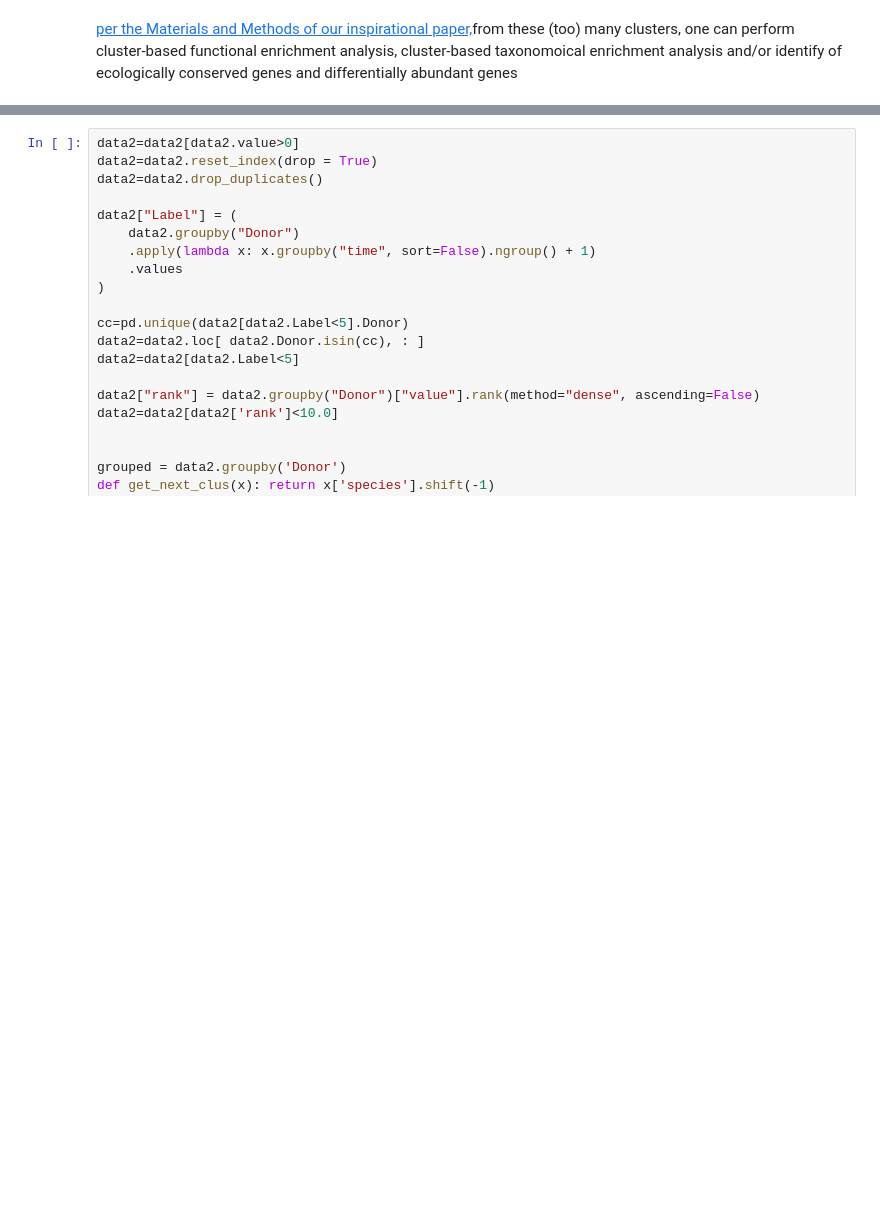
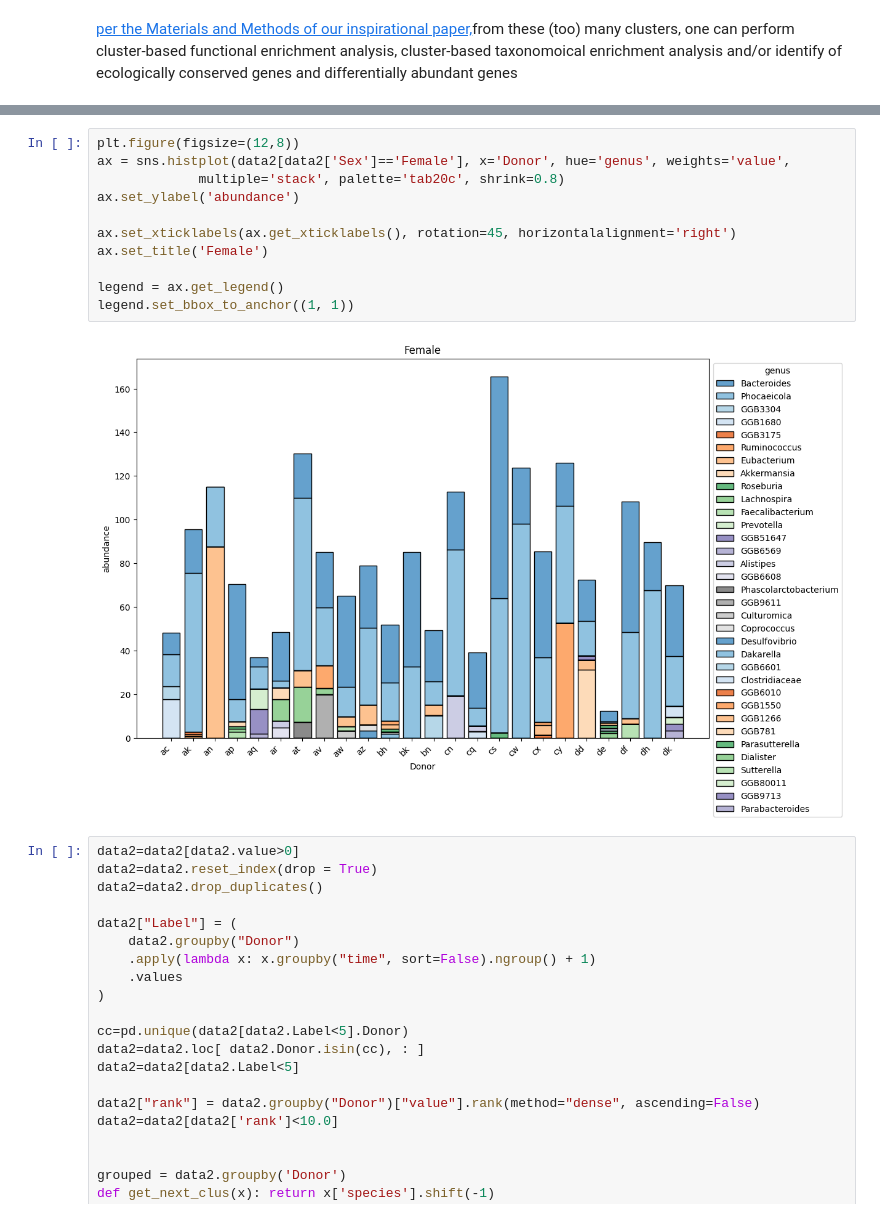
Before and after one commit to dcolinmorgan/grph, a Jupyter notebook: accelearting_metagenomic_demo.ipynb, the cells around one changed output, grey strips where cells are left out. Cells and saved outputs as stored; diff of their text form; blank space fills up the shorter version.

```diff
--- a/accelearting_metagenomic_demo.ipynb
+++ b/accelearting_metagenomic_demo.ipynb
@@ -263,3 +280,16 @@ g22.plot()
+# %%
+plt.figure(figsize=(12,8))
+ax = sns.histplot(data2[data2['Sex']=='Female'], x='Donor', hue='genus', weights='value',
+             multiple='stack', palette='tab20c', shrink=0.8)
+ax.set_ylabel('abundance')
+
+ax.set_xticklabels(ax.get_xticklabels(), rotation=45, horizontalalignment='right')
+ax.set_title('Female')
+
+legend = ax.get_legend()
+legend.set_bbox_to_anchor((1, 1))
+# %% [output]
+[figure, added]
 # %%
 data2=data2[data2.value>0]
 data2=data2.reset_index(drop = True)
```
Also changed, not shown: parts of 2 cells of this notebook.
